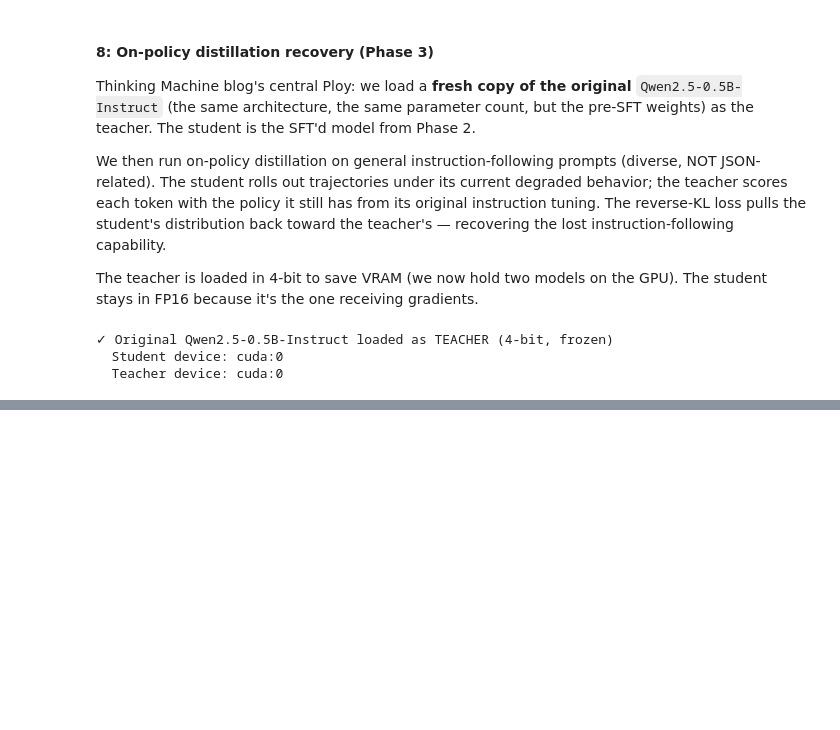
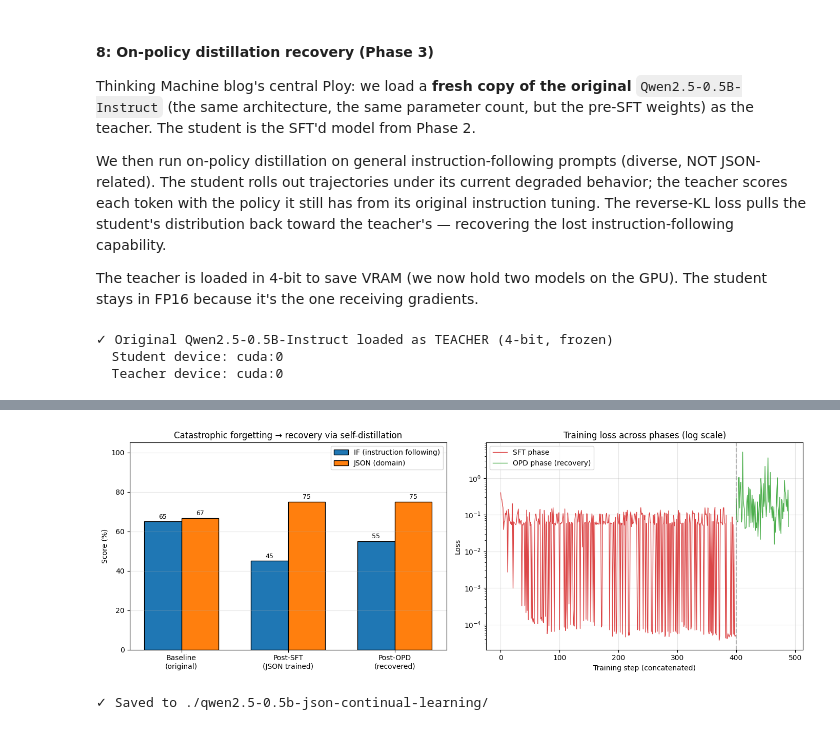
Before and after one commit to Adya-Prasad/on-policy-distillation, a Jupyter notebook: src/reproducing_TM_continual_learning.ipynb, the cells around one changed output, grey strips where cells are left out. Cells and saved outputs as stored; diff of their text form; code cells hidden in the pictures; blank space fills up the shorter version.

Commit message:
updated and long run continual learning

```diff
--- a/src/reproducing_TM_continual_learning.ipynb
+++ b/src/reproducing_TM_continual_learning.ipynb
@@ -55,13 +55,13 @@ print(f"• GPU: {torch.cuda.get_device_name(0) if torch.cuda.is_available() els
 #### 2: Load the _student_ model:
 `Qwen/Qwen2.5-0.5B-Instruct` its weights will move through three states: baseline → SFT'd on JSON → distillation-recovered
 # %%
-STUDENT_MODEL_ID = "Qwen/Qwen2.5-0.5B-Instruct"
+MODEL_ID = "Qwen/Qwen2.5-0.5B-Instruct"
 
-tokenizer = AutoTokenizer.from_pretrained(STUDENT_MODEL_ID, trust_remote_code=True)
+tokenizer = AutoTokenizer.from_pretrained(MODEL_ID, trust_remote_code=True)
 tokenizer.padding_side = "left"
 
 student_model = AutoModelForCausalLM.from_pretrained(
-    STUDENT_MODEL_ID,
+    MODEL_ID,
     dtype=torch.float16,
     device_map="auto",
     trust_remote_code=True,
@@ -70,7 +70,7 @@ student_model = AutoModelForCausalLM.from_pretrained(
 print(f"pad: {tokenizer.pad_token!r} (id={tokenizer.pad_token_id})")
 print(f"eos: {tokenizer.eos_token!r} (id={tokenizer.eos_token_id})")
 
-assert tokenizer.pad_token_id != tokenizer.eos_token_id, "pad and eos must differ"
-print("✓ Student loaded")
+assert tokenizer.pad_token_id != tokenizer.eos_token_id, "pad and eos must differ and it is not"
+print("\n(✓) Student loaded")
 # %% [output]
 Skipping import of cpp extensions due to incompatible torch version. Please upgrade to torch >= 2.11.0 (found 2.9.0+cu130).
@@ -238,3 +281,8 @@ SFT on synthetic (prompt, json_response) pairs. The data is generated programmat
 
 Loss is masked: we only train on the response tokens, not the prompt. This is the same masking trick as in TRL's `SFTTrainer`.
+# %%
+# 5: Centralize Config
+NUM_SAMPLE = 600
+BATCH_SIZE = 3
+EPOCH = 2
 # %%
@@ -442,7 +612,7 @@ instruction-following capability.
 The teacher is loaded in 4-bit to save VRAM (we now hold two models on the GPU).
 The student stays in FP16 because it's the one receiving gradients.
 # %%
-# Load original model as teacher
+# Load original model again as teacher config
 bnb_config = BitsAndBytesConfig(
     load_in_4bit=True,
     bnb_4bit_use_double_quant=True,
@@ -451,8 +621,9 @@ bnb_config = BitsAndBytesConfig(
 )
 
 teacher_model = AutoModelForCausalLM.from_pretrained(
-    STUDENT_MODEL_ID, # original loaded model from HF
-    quantization_config = bnb_config,
+    MODEL_ID,
+    dtype=torch.float16,
+    # quantization_config = bnb_config,
     device_map = "auto",
     trust_remote_code = True,
 )
@@ -553,6 +720,6 @@ RECOVERY_PROMPTS = [
 ]
 # %%
-# 10: OPD training loop
+# Online Policy Distillation training loop
 class RecoveryDataset(Dataset):
     def __init__(self, prompts, tokenizer):
         sys_msg = {"role": "system", "content": "You are a helpful assistant."}
@@ -574,8 +741,9 @@ opd_optim = bnb.optim.PagedAdamW8bit(student_model.parameters(), lr=5e-6)
 print(f"Starting OPD recovery: {len(RECOVERY_PROMPTS)} prompts × 2 epochs = {len(RECOVERY_PROMPTS)*2} steps")
 student_model.train()
 opd_losses = []
+epoch_count = 1
 
-for epoch in range(2):
+for epoch in range(EPOCH):
     for step, batch_prompts in enumerate(recovery_loader):
         opd_optim.zero_grad()
 
@@ -621,8 +789,9 @@ for epoch in range(2):
         opd_optim.step()
         opd_losses.append(loss.item())
 
-        if step % 20 == 0:
-            print(f"  OPD epoch {epoch+1} step {step:3d} | loss: {loss.item():.4f}")
+        if step % 10 == 0:
+            print(f"OPD epoch {epoch_count} | step {step:3d} | loss: {loss.item():.4f}")
+    epoch_count += 1
 
-print(f"\n✓ OPD done. Final avg (last 20): {np.mean(opd_losses[-20:]):.4f}")
+print(f"\n(✓) OPD done. Final avg (last 20): {np.mean(opd_losses[-20:]):.4f}")
 # %% [output]
@@ -656,40 +853,45 @@ for s in ["baseline", "post_sft", "post_opd"]:
 # %%
 # Visualization
+
+SAVE_DIR = "./qwen2.5-0.5b-json-continual-learning"
+
 stages = ["baseline", "post_sft", "post_opd"]
 labels = ["Baseline\n(original)", "Post-SFT\n(JSON trained)", "Post-OPD\n(recovered)"]
 if_vals = [scores[s]["if"] for s in stages]
 json_vals = [scores[s]["json"] for s in stages]
 
 fig, (ax1, ax2) = plt.subplots(1, 2, figsize=(14, 5))
 
 # Bar chart: behavior across stages
 x = np.arange(len(stages)); w = 0.35
 b1 = ax1.bar(x - w/2, if_vals,   w, label="IF (instruction following)", color="#1f77b4", edgecolor="black")
 b2 = ax1.bar(x + w/2, json_vals, w, label="JSON (domain)",              color="#ff7f0e", edgecolor="black")
 ax1.set_xticks(x); ax1.set_xticklabels(labels)
 ax1.set_ylabel("Score (%)"); ax1.set_ylim(0, 105)
 ax1.set_title("Catastrophic forgetting → recovery via self-distillation")
 ax1.legend(); ax1.grid(axis="y", alpha=0.3)
 for bar in list(b1) + list(b2):
     h = bar.get_height()
     ax1.text(bar.get_x() + bar.get_width()/2, h + 1.5, f"{h:.0f}", ha="center", fontsize=9)
 
 # Loss curves: SFT then OPD
 ax2.plot(sft_losses, label="SFT phase", color="#d62728", linewidth=1.0, alpha=0.85)
 offset = len(sft_losses)
 ax2.plot(np.arange(offset, offset + len(opd_losses)), opd_losses,
          label="OPD phase (recovery)", color="#2ca02c", linewidth=1.0, alpha=0.85)
 ax2.axvline(offset, linestyle="--", color="gray", alpha=0.5)
 ax2.set_xlabel("Training step (concatenated)"); ax2.set_ylabel("Loss")
 ax2.set_yscale("log"); ax2.set_title("Training loss across phases (log scale)")
 ax2.legend(); ax2.grid(True, alpha=0.3)
 
 plt.tight_layout()
-plt.savefig("continual_learning_results.png", dpi=120, bbox_inches="tight")
+plt.savefig(f"{SAVE_DIR}/continual_learning_results.png", dpi=120, bbox_inches="tight")
 plt.show()
+# %% [output]
+[figure, added]
 # %%
 # Save the recovered model
-SAVE_DIR = "./qwen2.5-0.5b-json-continual-v1"
+
 os.makedirs(SAVE_DIR, exist_ok=True)
 student_model.save_pretrained(SAVE_DIR)
 tokenizer.save_pretrained(SAVE_DIR)
@@ -728,3 +930,5 @@ with open(os.path.join(SAVE_DIR, "README.md"), "w", encoding="utf-8") as f:
     f.write(card)
 
 print(f"✓ Saved to {SAVE_DIR}/")
+# %% [output]
+✓ Saved to ./qwen2.5-0.5b-json-continual-learning/
```
Also changed, not shown: parts of 18 cells of this notebook, 17 other files.
